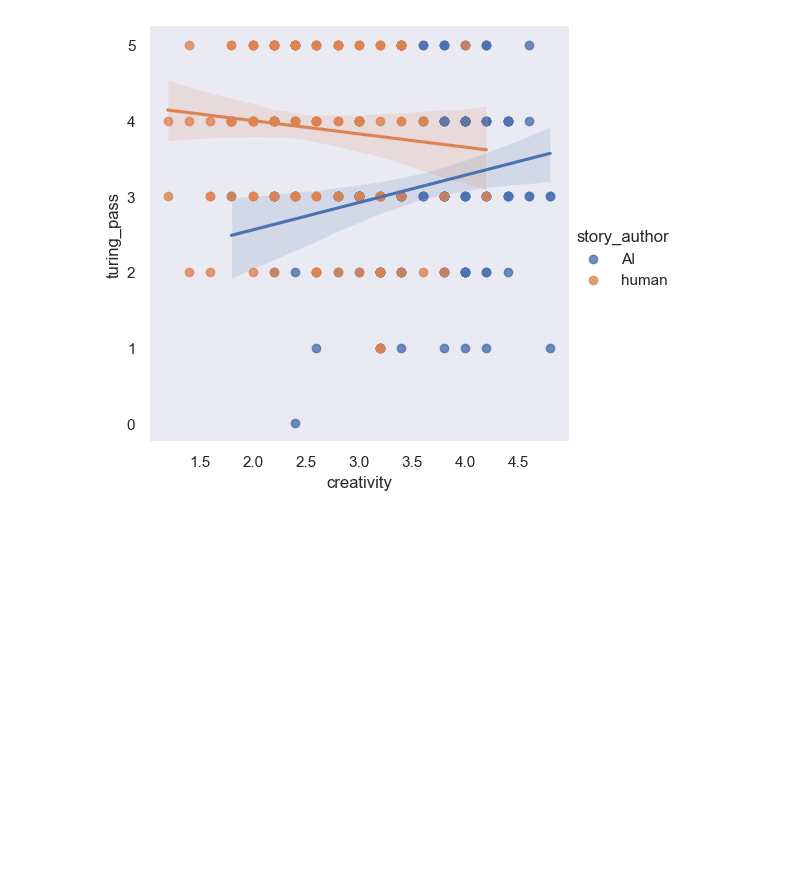
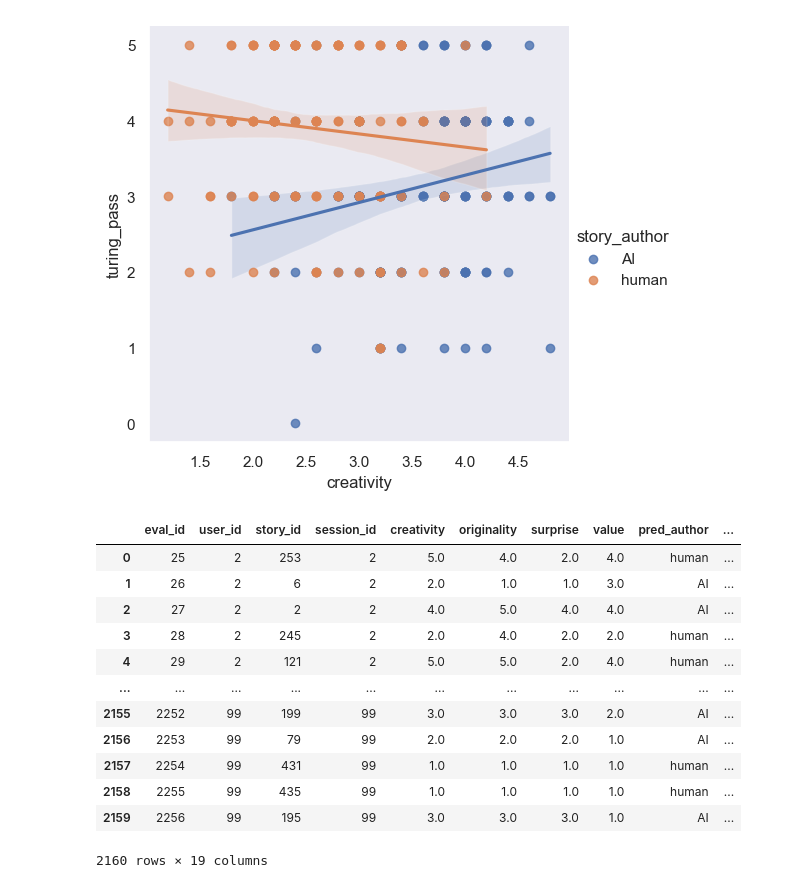
Before and after one commit to mismayil/creative-story-gen, a Jupyter notebook: src/eval_analysis.ipynb, the cells around one changed output. Drawn from its saved outputs; the diff is of its cells as text; code cells hidden in the pictures; blank space fills up the shorter version.

```diff
--- a/src/eval_analysis.ipynb
+++ b/src/eval_analysis.ipynb
@@ -943,3 +943,10 @@ with open("../human_eval/bottom5_human.txt", "w") as f:
         f.write(f"\tCreativity: {row['creativity']}, Originality: {row['originality']}, Surprise: {row['surprise']}, Value: {row['value']}\n")
         f.write(f"\t{story_data['text']}\n")
         f.write("\n\n")
+# %%
+import pandas as pd
+
+evals_claire = pd.read_csv("../human_eval/csg-human-eval-claire.csv")
+evals_mete = pd.read_csv("../human_eval/csg-human-eval-mete.csv")
+evals_lonneke = pd.read_csv("../human_eval/csg-human-eval-lonneke.csv")
+evals_non_expert = pd.read_csv("../human_eval/raw_non_expert_data.csv")
@@ -945,0 +955,16 @@ with open("../human_eval/bottom5_human.txt", "w") as f:
+# %%
+evals_non_expert
+# %% [output]
+|  | eval_id | user_id | story_id | session_id | creativity | originality | surprise | value | pred_author | ... |
+| 0 | 25 | 2 | 253 | 2 | 5.0 | 4.0 | 2.0 | 4.0 | human | ... |
+| 1 | 26 | 2 | 6 | 2 | 2.0 | 1.0 | 1.0 | 3.0 | AI | ... |
+| 2 | 27 | 2 | 2 | 2 | 4.0 | 5.0 | 4.0 | 4.0 | AI | ... |
+| 3 | 28 | 2 | 245 | 2 | 2.0 | 4.0 | 2.0 | 2.0 | human | ... |
+| 4 | 29 | 2 | 121 | 2 | 5.0 | 5.0 | 2.0 | 4.0 | human | ... |
+| ... | ... | ... | ... | ... | ... | ... | ... | ... | ... | ... |
+| 2155 | 2252 | 99 | 199 | 99 | 3.0 | 3.0 | 3.0 | 2.0 | AI | ... |
+| 2156 | 2253 | 99 | 79 | 99 | 2.0 | 2.0 | 2.0 | 1.0 | AI | ... |
+| 2157 | 2254 | 99 | 431 | 99 | 1.0 | 1.0 | 1.0 | 1.0 | human | ... |
+| 2158 | 2255 | 99 | 435 | 99 | 1.0 | 1.0 | 1.0 | 1.0 | human | ... |
+| 2159 | 2256 | 99 | 195 | 99 | 3.0 | 3.0 | 3.0 | 1.0 | AI | ... |
+2160 rows × 19 columns
```
Also changed, not shown: parts of 9 cells of this notebook, 15 other files.
